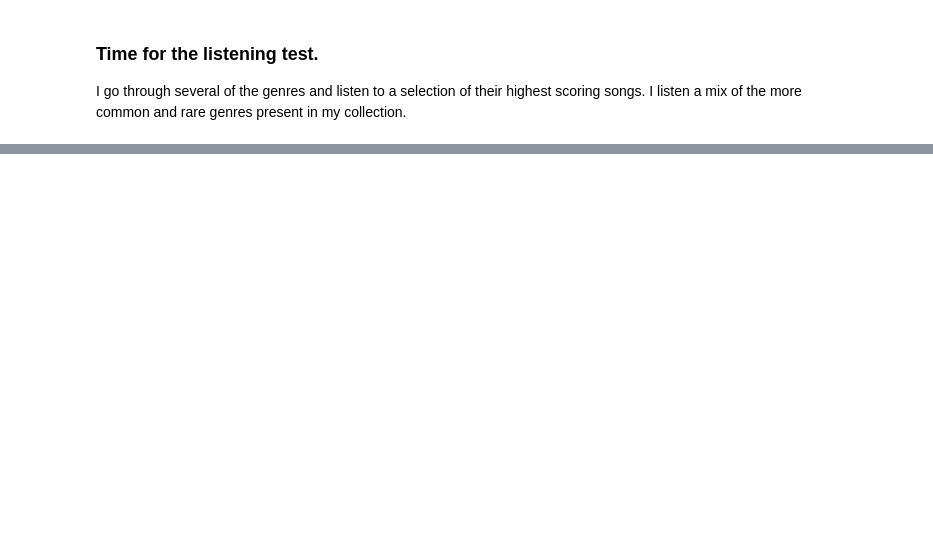
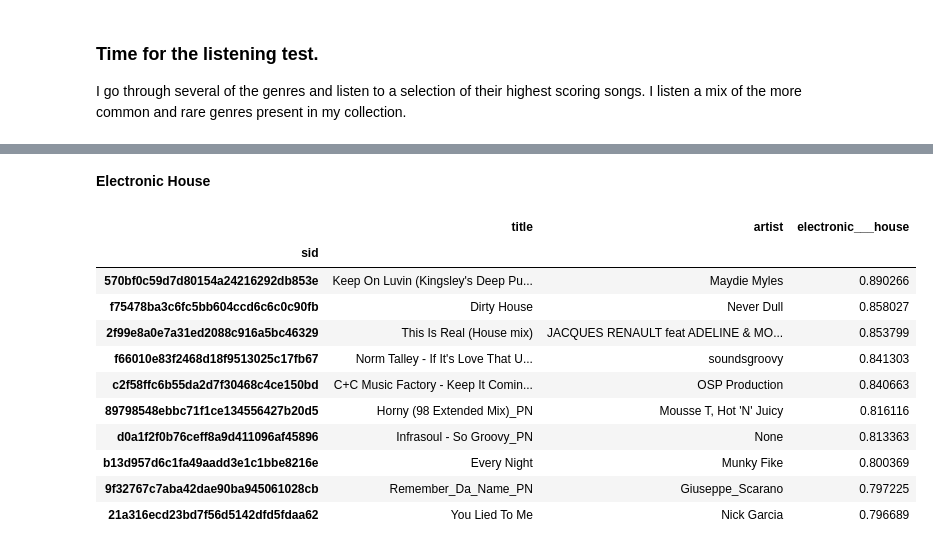
Before and after one commit to GeorgeMcIntire/DataJockey, a Jupyter notebook: EDA Effnet Genres.ipynb, the cells around one changed output, grey strips where cells are left out. Cells and saved outputs as stored; diff of their text form; code cells hidden in the pictures; blank space fills up the shorter version.

```diff
--- a/EDA Effnet Genres.ipynb
+++ b/EDA Effnet Genres.ipynb
@@ -411,0 +407,19 @@ YouTubeVideo('DCBZWX65zig')
+# %% [markdown]
+**Electronic House**
+# %%
+col = 'electronic___house'
+top_elec_house = top_songs(col)
+top_elec_house
+# %% [output]
+|  | title | artist | electronic___house |
+| sid |  |  |  |
+| 570bf0c59d7d80154a24216292db853e | Keep On Luvin (Kingsley's Deep Pu... | Maydie Myles | 0.890266 |
+| f75478ba3c6fc5bb604ccd6c6c0c90fb | Dirty House | Never Dull | 0.858027 |
+| 2f99e8a0e7a31ed2088c916a5bc46329 | This Is Real (House mix) | JACQUES RENAULT feat ADELINE & MO... | 0.853799 |
+| f66010e83f2468d18f9513025c17fb67 | Norm Talley - If It's Love That U... | soundsgroovy | 0.841303 |
+| c2f58ffc6b55da2d7f30468c4ce150bd | C+C Music Factory - Keep It Comin... | OSP Production | 0.840663 |
+| 89798548ebbc71f1ce134556427b20d5 | Horny (98 Extended Mix)_PN | Mousse T, Hot 'N' Juicy | 0.816116 |
+| d0a1f2f0b76ceff8a9d411096af45896 | Infrasoul - So Groovy_PN | None | 0.813363 |
+| b13d957d6c1fa49aadd3e1c1bbe8216e | Every Night | Munky Fike | 0.800369 |
+| 9f32767c7aba42dae90ba945061028cb | Remember_Da_Name_PN | Giuseppe_Scarano | 0.797225 |
+| 21a316ecd23bd7f56d5142dfd5fdaa62 | You Lied To Me | Nick Garcia | 0.796689 |
```
Also changed, not shown: parts of 60 cells of this notebook.
